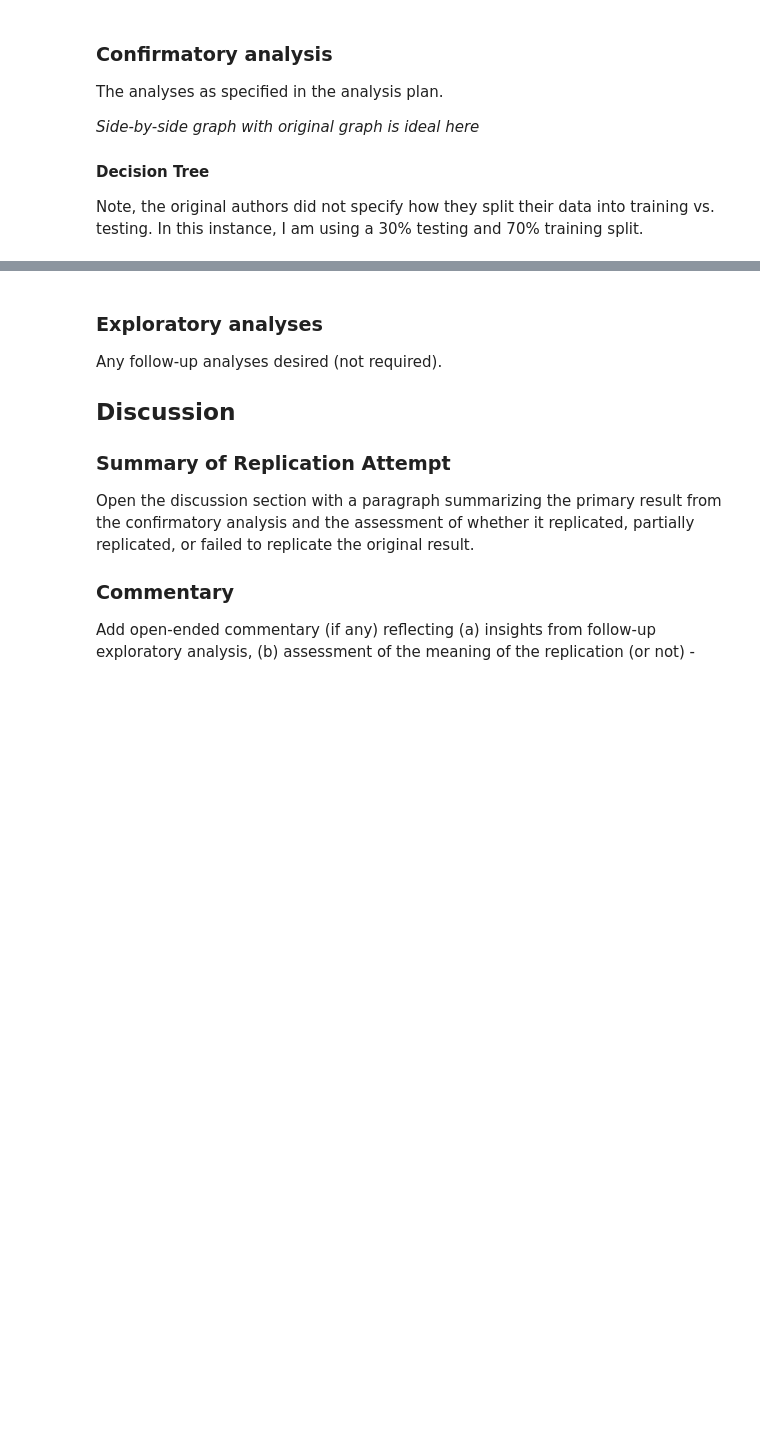
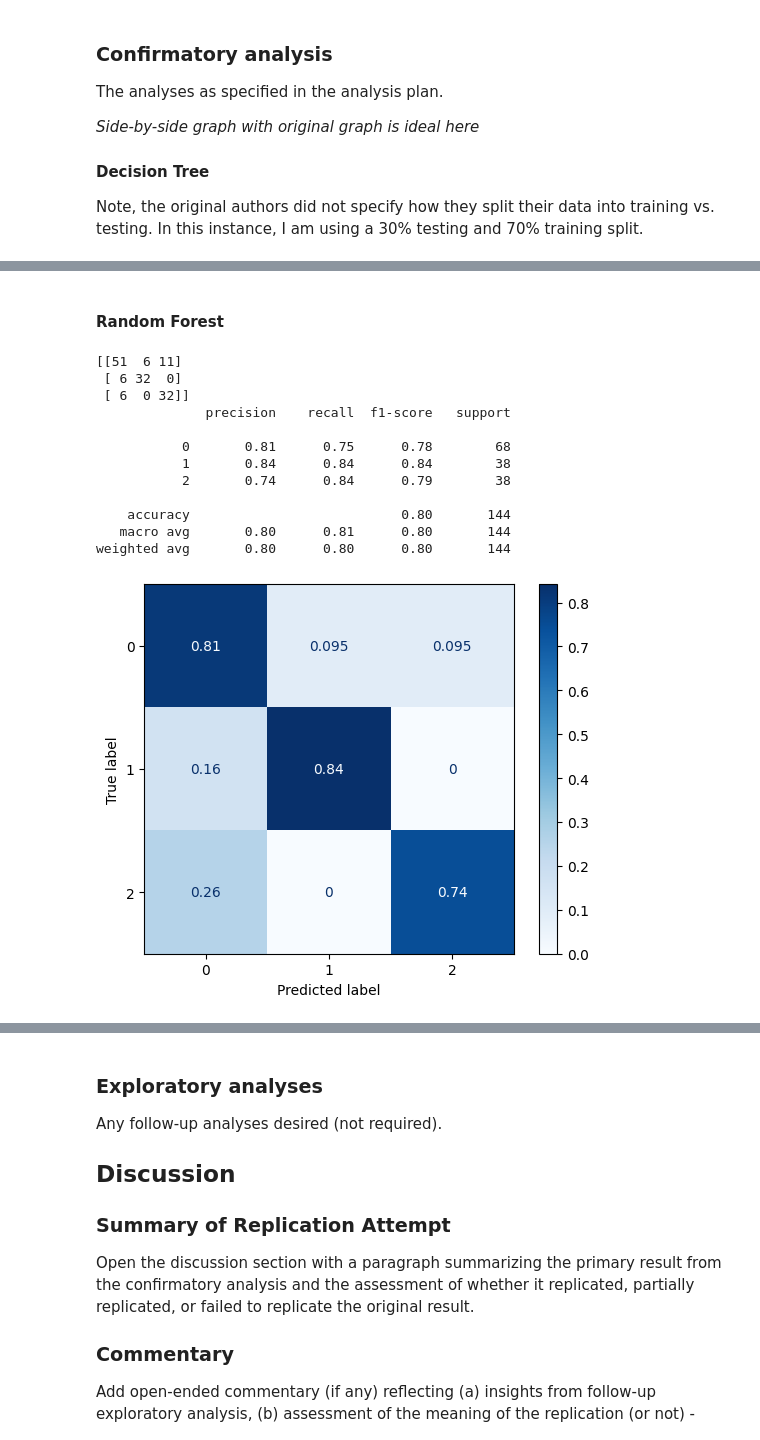
Before and after one commit to ucsd-psych201a/alsulami2023, a Jupyter notebook: writeup/Reproducibility Report.ipynb, the cells around one changed output, grey strips where cells are left out. Cells and saved outputs as stored; diff of their text form; code cells hidden in the pictures; blank space fills up the shorter version.

```diff
--- a/writeup/Reproducibility Report.ipynb
+++ b/writeup/Reproducibility Report.ipynb
@@ -303,0 +572,34 @@ ValueError: could not convert string to float: 'M'
+# %% [markdown]
+#### Random Forest
+# %%
+# Random Forest Classifier
+rf = RandomForestClassifier(n_estimators=100, max_depth=5, random_state=12345)
+
+# Fit Random Forest to the training data
+rf.fit(X_train, Y_train)
+
+# Predict test set labels with Random Forest
+Y_pred_rf = rf.predict(X_test)
+
+# Compute and print the confusion matrix and classification report for Random Forest
+print(confusion_matrix(Y_pred_rf, Y_test))
+print(classification_report(Y_pred_rf, Y_test))
+
+# Display the confusion matrix for Random Forest
+ConfusionMatrixDisplay.from_estimator(rf, X_test, Y_test,
+        cmap=plt.cm.Blues, normalize='true')
+plt.show()
+# %% [output]
+[[51  6 11]
+ [ 6 32  0]
+ [ 6  0 32]]
+              precision    recall  f1-score   support
+
+           0       0.81      0.75      0.78        68
+           1       0.84      0.84      0.84        38
+           2       0.74      0.84      0.79        38
+
+    accuracy                           0.80       144
+   macro avg       0.80      0.81      0.80       144
+weighted avg       0.80      0.80      0.80       144
+[figure, added]
```
Also changed, not shown: parts of 15 cells of this notebook.
